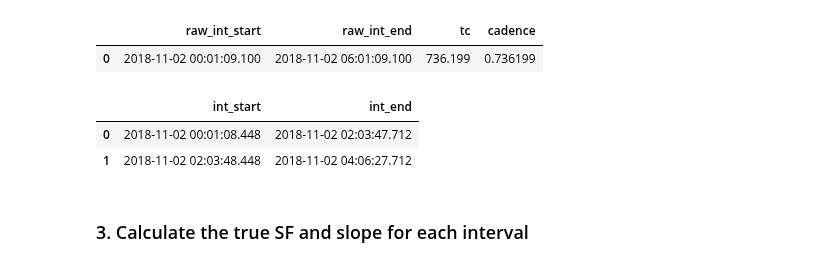
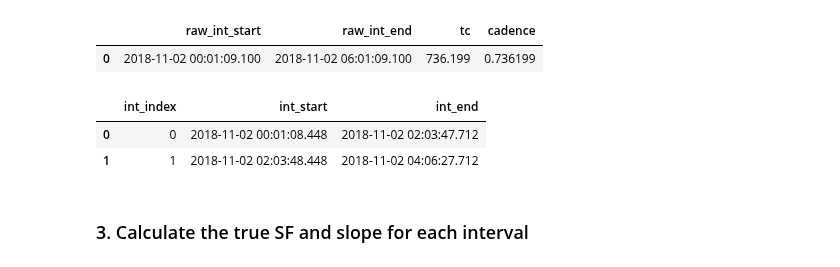
Before and after one commit to daniel-wrench/time_series_analysis, a Jupyter notebook: official_demo.ipynb, the cells around one changed output. Saved outputs shown, nothing was run; the diff lists cells and outputs as text; code cells hidden in the pictures.

```diff
--- a/official_demo.ipynb
+++ b/official_demo.ipynb
@@ -216,7 +197,7 @@ interval_length = 10000  # ...across this many points
 
 df = df_raw.resample(str(cadence_approx) + "S").mean()
 
-good_inputs_list = []
+ints = []
 tc_list = []
 cadence_list = []
 
@@ -262,24 +243,24 @@ try:
         else:
             # print("Interval successfully processed")
             int_norm = utils.normalize(interval)
-            good_inputs_list.append(int_norm)
+            ints.append(int_norm)
 
 except Exception as e:
     print(f"An error occurred: {e}")
 
-if len(good_inputs_list) == 0:
-    print("No good inputs found (good_inputs_list is empty). Exiting.")
+if len(ints) == 0:
+    print("No good inputs found (ints is empty). Exiting.")
     exit(1)
 
 # Logarithmically-spaced lags?
-# vals = np.logspace(0, 3, 0.25 * len(good_inputs_list[0]))
+# vals = np.logspace(0, 3, 0.25 * len(ints[0]))
 # lags = np.unique(vals.astype(int))
-lags = np.arange(1, 0.25 * len(good_inputs_list[0]))
+lags = np.arange(1, 0.25 * len(ints[0]))
 powers = [0.5, 2]
 
 print(
     "\nNumber of standardised intervals: ",
-    len(good_inputs_list),
+    len(ints),
     "about to be gapped",
     times_to_gap,
     "times",
@@ -327,15 +308,17 @@ raw_interval_metadata
 |  | raw_int_start | raw_int_end | tc | cadence |
 | 0 | 2018-11-02 00:01:09.100 | 2018-11-02 06:01:09.100 | 736.199 | 0.736199 |
 # %%
-interval_metadata = pd.DataFrame({
-    "int_start": [interval.index[0] for interval in good_inputs_list],
-    "int_end": [interval.index[-1] for interval in good_inputs_list],
+ints_meta = pd.DataFrame({
+    "int_start": [interval.index[0] for interval in ints],
+    "int_end": [interval.index[-1] for interval in ints],
 })
-interval_metadata
+ints_meta.reset_index(inplace=True)
+ints_meta.rename(columns={"index": "int_index"}, inplace=True)
+ints_meta
 # %% [output]
-|  | int_start | int_end |
-| 0 | 2018-11-02 00:01:08.448 | 2018-11-02 02:03:47.712 |
-| 1 | 2018-11-02 02:03:48.448 | 2018-11-02 04:06:27.712 |
+|  | int_index | int_start | int_end |
+| 0 | 0 | 2018-11-02 00:01:08.448 | 2018-11-02 02:03:47.712 |
+| 1 | 1 | 2018-11-02 02:03:48.448 | 2018-11-02 04:06:27.712 |
 # %% [markdown]
 ### 3. Calculate the true SF and slope for each interval
 # %%
```
Also changed, not shown: parts of 21 cells of this notebook.
